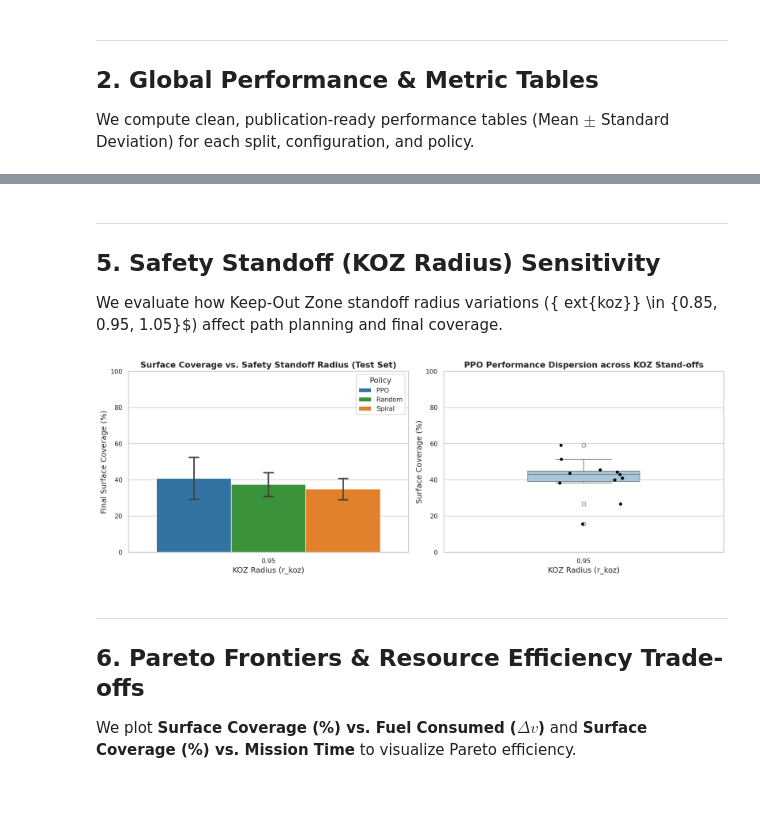
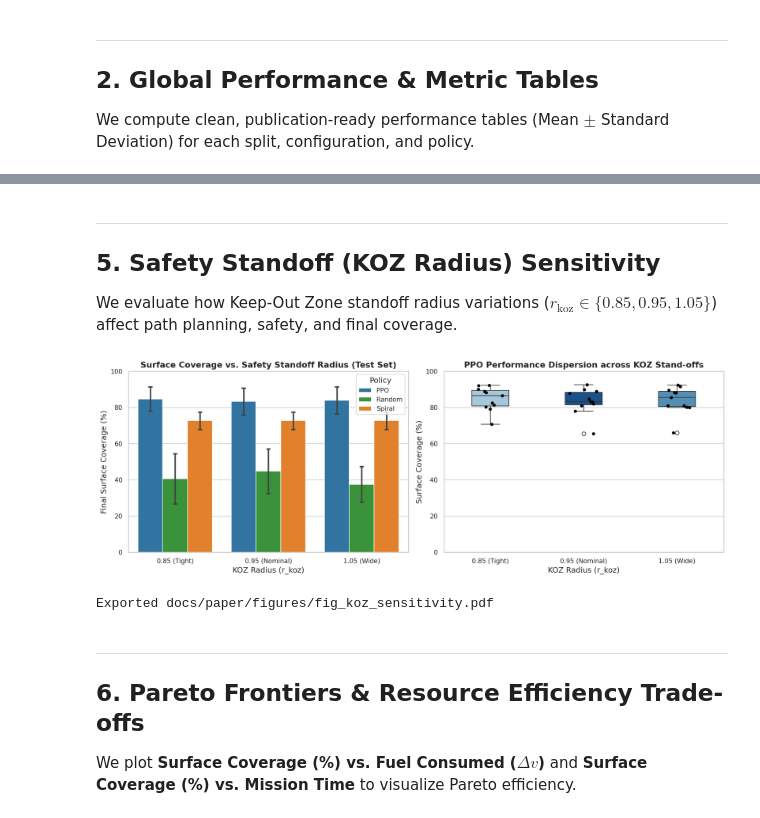
Before and after one commit to trinithvihanga2/RL-NBV, a Jupyter notebook: benchmark_analysis.ipynb, the cells around one changed output, grey strips where cells are left out. Cells and saved outputs as stored; diff of their text form; code cells hidden in the pictures.

```diff
--- a/benchmark_analysis.ipynb
+++ b/benchmark_analysis.ipynb
@@ -38,6 +42,10 @@ POLICY_COLORS = {
     "Spiral": "#ff7f0e",  # Orange
     "Random": "#2ca02c",  # Green
 }
+
+# Output figure directory for publication
+FIG_DIR = "docs/paper/figures"
+os.makedirs(FIG_DIR, exist_ok=True)
 # %% [markdown]
 ---
 
@@ -76,20 +84,21 @@ df["fuel_pct_consumed"] = df["fuel_consumed_fraction"] * 100.0
 if "viewpoint_distance" not in df.columns or df["viewpoint_distance"].isna().all():
     df["viewpoint_distance"] = np.sqrt(df["camera_x"]**2 + df["camera_y"]**2 + df["camera_z"]**2)
 
-# Configuration labeling map
+# Configuration labeling map (covers all 8 operational parameter matrix configurations)
 CONFIG_LABELS = {
-    (100.0, 2.0, 30, 0.95): "InDist (100 m/s, 2 orbits, 30 steps)",
+    (100.0, 2.0, 10, 0.95): "InDist-10 (100 m/s, 2 orbits, 10 steps)",
+    (100.0, 2.0, 30, 0.95): "InDist-30 (100 m/s, 2 orbits, 30 steps)",
     (200.0, 2.0, 30, 0.95): "Budget-200 (200 m/s, 2 orbits, 30 steps)",
     (300.0, 3.0, 30, 0.95): "Budget-300 (300 m/s, 3 orbits, 30 steps)",
     (500.0, 5.0, 30, 0.95): "OOD-500-30 (500 m/s, 5 orbits, 30 steps)",
     (500.0, 5.0, 50, 0.95): "OOD-500-50 (500 m/s, 5 orbits, 50 steps)",
-    (100.0, 2.0, 30, 0.85): "KOZ-0.85 (100 m/s, 2 orbits, KOZ Tight)",
-    (100.0, 2.0, 30, 1.05): "KOZ-1.05 (100 m/s, 2 orbits, KOZ Wide)",
+    (500.0, 5.0, 30, 0.85): "KOZ-0.85 (500 m/s, 5 orbits, KOZ Tight)",
+    (500.0, 5.0, 30, 1.05): "KOZ-1.05 (500 m/s, 5 orbits, KOZ Wide)",
 }
 
 df["config_label"] = df.apply(
     lambda r: CONFIG_LABELS.get(
-        (float(r["config_fuel_budget"]), float(r["config_num_orbits"]), int(r["config_max_step"]), float(r["config_koz_radius"])),
+        (float(r["config_fuel_budget"]), float(r["config_num_orbits"]), int(r["config_max_step"]), round(float(r["config_koz_radius"]), 2)),
         f"Fuel {r['config_fuel_budget']}m, Orb {r['config_num_orbits']}, Step {r['config_max_step']}, KOZ {r['config_koz_radius']}"
     ),
     axis=1
@@ -100,6 +109,10 @@ ep_group_cols = ["dataset_split", "policy", "model_name", "loop_id", "config_lab
 idx_final = df.groupby(ep_group_cols)["step"].idxmax()
 df_final = df.loc[idx_final].copy()
 
+# Robust collision flag across the episode trajectory
+had_collision = df.groupby(ep_group_cols)["collision_detected"].any()
+df_final["had_collision"] = df_final.set_index(ep_group_cols).index.map(had_collision)
+
 print(f"Total Unique Evaluation Episodes: {len(df_final):,}")
 print("Config breakdown:")
 display(df_final["config_label"].value_counts().to_frame("Episode Count"))
@@ -312,16 +424,22 @@ plt.show()
 
 ## 5. Safety Standoff (KOZ Radius) Sensitivity
 
-We evaluate how Keep-Out Zone standoff radius variations ({	ext{koz}} \in \{0.85, 0.95, 1.05\}$) affect path planning and final coverage.
+We evaluate how Keep-Out Zone standoff radius variations ($r_{\text{koz}} \in \{0.85, 0.95, 1.05\}$) affect path planning, safety, and final coverage.
 # %%
 koz_configs = [
-    "KOZ-0.85 (100 m/s, 2 orbits, KOZ Tight)",
-    "InDist (100 m/s, 2 orbits, 30 steps)",
-    "KOZ-1.05 (100 m/s, 2 orbits, KOZ Wide)",
+    "KOZ-0.85 (500 m/s, 5 orbits, KOZ Tight)",
+    "OOD-500-30 (500 m/s, 5 orbits, 30 steps)",
+    "KOZ-1.05 (500 m/s, 5 orbits, KOZ Wide)",
 ]
 
 koz_data = df_final[(df_final["config_label"].isin(koz_configs)) & (df_final["dataset_split"] == "Test")].copy()
-koz_data["koz_radius_val"] = koz_data["config_koz_radius"].astype(str)
+koz_map = {
+    0.85: "0.85 (Tight)",
+    0.95: "0.95 (Nominal)",
+    1.05: "1.05 (Wide)",
+}
+koz_data["koz_label"] = koz_data["config_koz_radius"].round(2).map(koz_map)
+order_koz = ["0.85 (Tight)", "0.95 (Nominal)", "1.05 (Wide)"]
 
 fig, axes = plt.subplots(1, 2, figsize=(14, 5))
 
@@ -329,48 +447,57 @@ fig, axes = plt.subplots(1, 2, figsize=(14, 5))
 ax1 = axes[0]
 sns.barplot(
     data=koz_data,
-    x="koz_radius_val",
+    x="koz_label",
     y="coverage_pct",
     hue="policy",
+    order=order_koz,
     palette=POLICY_COLORS,
     ax=ax1,
-    ci="sd",
+    errorbar="sd",
     capsize=0.1
 )
 ax1.set_title("Surface Coverage vs. Safety Standoff Radius (Test Set)", fontweight="bold")
 ax1.set_xlabel("KOZ Radius (r_koz)")
 ax1.set_ylabel("Final Surface Coverage (%)")
 ax1.set_ylim(0, 100)
 ax1.legend(title="Policy", loc="upper right")
 
-# Panel 2: Distribution Boxplot
+# Panel 2: Distribution Boxplot for PPO
 ax2 = axes[1]
 sns.boxplot(
     data=koz_data[koz_data["policy"] == "PPO"],
-    x="koz_radius_val",
+    x="koz_label",
     y="coverage_pct",
+    order=order_koz,
+    hue="koz_label",
     palette=["#9ecae1", "#4292c6", "#08519c"],
+    legend=False,
     ax=ax2,
     width=0.4
 )
 sns.stripplot(
     data=koz_data[koz_data["policy"] == "PPO"],
-    x="koz_radius_val",
+    x="koz_label",
     y="coverage_pct",
+    order=order_koz,
     color="black",
     size=5,
     jitter=0.15,
     ax=ax2
 )
 ax2.set_title("PPO Performance Dispersion across KOZ Stand-offs", fontweight="bold")
 ax2.set_xlabel("KOZ Radius (r_koz)")
 ax2.set_ylabel("Surface Coverage (%)")
 ax2.set_ylim(0, 100)
 
 plt.tight_layout()
+fig.savefig(os.path.join(FIG_DIR, "fig_koz_sensitivity.pdf"), bbox_inches="tight")
+fig.savefig(os.path.join(FIG_DIR, "fig_koz_sensitivity.png"), dpi=300, bbox_inches="tight")
 plt.show()
+print(f"Exported {FIG_DIR}/fig_koz_sensitivity.pdf")
 # %% [output]
-[figure, old version]
+[figure, new version]
+Exported docs/paper/figures/fig_koz_sensitivity.pdf
 # %% [markdown]
 ---
 
```
Also changed, not shown: parts of 13 cells of this notebook, 4 other files.
